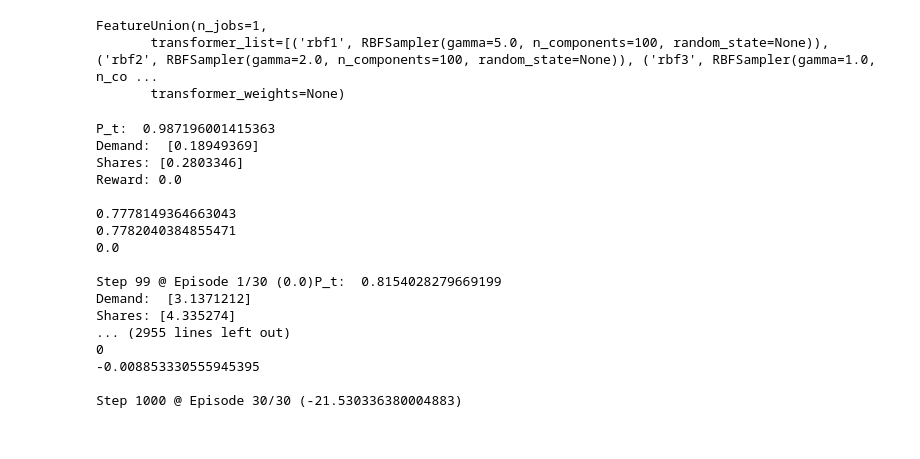
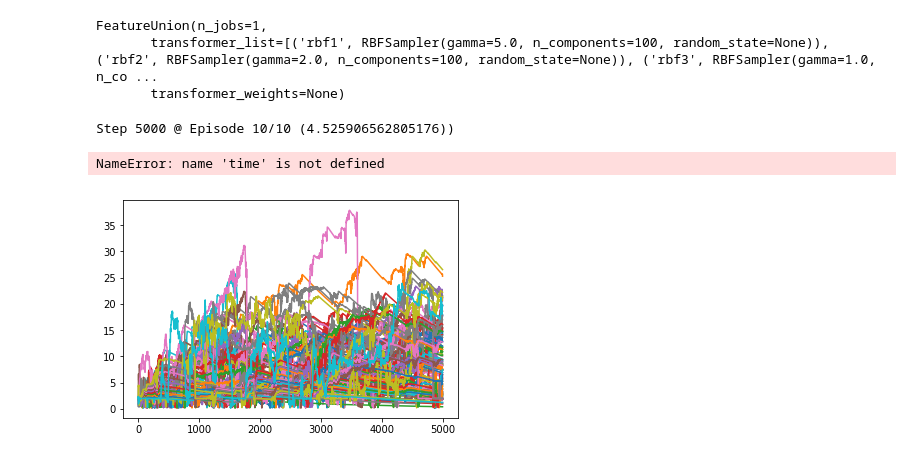
Before and after one commit to sertainly/intelligent_fund_via_RL, a Jupyter notebook: learning_fund.ipynb, the cells around one changed output. Drawn from its saved outputs; the diff is of its cells as text; code cells hidden in the pictures.

```diff
--- a/learning_fund.ipynb
+++ b/learning_fund.ipynb
@@ -90,14 +91,11 @@ other_funds = [DynamicFund((i+1)*5) for i in range(9)]
 other_funds.append(tracked_fund)
 print([f.beta for f in other_funds])
 
-states = np.zeros((10000,5))
+states = np.zeros((10000,2))
 for i in range(10000):
     current_wealth = env.step(other_funds)
     states[i] = np.array([env.p_t,
-                         tracked_fund.get_wealth(env.p_t),
-                         tracked_fund.cash,
-                         tracked_fund.shares,
-                         tracked_fund.activation_delay])
+                         tracked_fund.get_wealth(env.p_t)])
     # record the state of the fund
 # %% [output]
 [5, 10, 15, 20, 25, 30, 35, 40, 45, 25]
@@ -392,42 +389,42 @@ def actor_critic(env, policy_estimator, value_estimator, num_episodes,
 # %%
+experiment_name = "5000ts_10ep"
+
+# make a directory to save our learned model variables
+%mkdir checkpoints
+
 # Create the environment
 env = Env()
-
-# Create our learning_fund
-learning_fund = LearningFund()
-
 
 ##############################################################################
 # This works
 tf.reset_default_graph()
 
-global_step = tf.train.get_global_step()
-policy_estimator = PolicyEstimator(learning_rate=0.01)
+policy_estimator = PolicyEstimator(learning_rate=0.001)
 value_estimator = ValueEstimator(learning_rate=0.1)
 
+# Add an op to initialize the variables.
+init_op = tf.global_variables_initializer()
+
+# Add ops to save and restore all the variables.
+saver = tf.train.Saver()
+
 with tf.Session() as sess:
-    sess.run(tf.global_variables_initializer())
+    sess.run(init_op)
     # Due to randomness in the policy, the number of episodes you need varies
     # TODO: Sometimes the algorithm gets stuck, I'm not sure what exactly is
     # happening there.
-    stats = actor_critic(env, policy_estimator, value_estimator,
-                         num_episodes=30, discount_factor=0.95)
+    stats,funds_wealth_all_episodes = actor_critic(env, policy_estimator, value_estimator,
+                                                   num_episodes=10, discount_factor=0.95)
+    # Save the variables to disk.
+    step = tf.train.get_global_step()
+    if step % 10 == 0:
+
+        save_path = saver.save(sess, "/checkpoints/{}.ckpt".format(experiment_name), global_step=step)
+        print("Model saved in path: %s" % save_path)
+
+print("Duration: {}min".format((time.time() - start_time)/60))
 # %% [output]
-P_t:  0.987196001415363
-Demand:  [0.18949369]
-Shares: [0.2803346]
-Reward: 0.0
-
-0.7778149364663043
-0.7782040384855471
-0.0
-
-Step 99 @ Episode 1/30 (0.0)P_t:  0.8154028279669199
-Demand:  [3.1371212]
-Shares: [4.335274]
-... (2955 lines left out)
-0
--0.008853330555945395
-
-Step 1000 @ Episode 30/30 (-21.530336380004883)
+Step 5000 @ Episode 10/10 (4.525906562805176))
+NameError: name 'time' is not defined
+[figure, added]
 # %%
```
Also changed, not shown: parts of 5 cells of this notebook, 1 other file.
